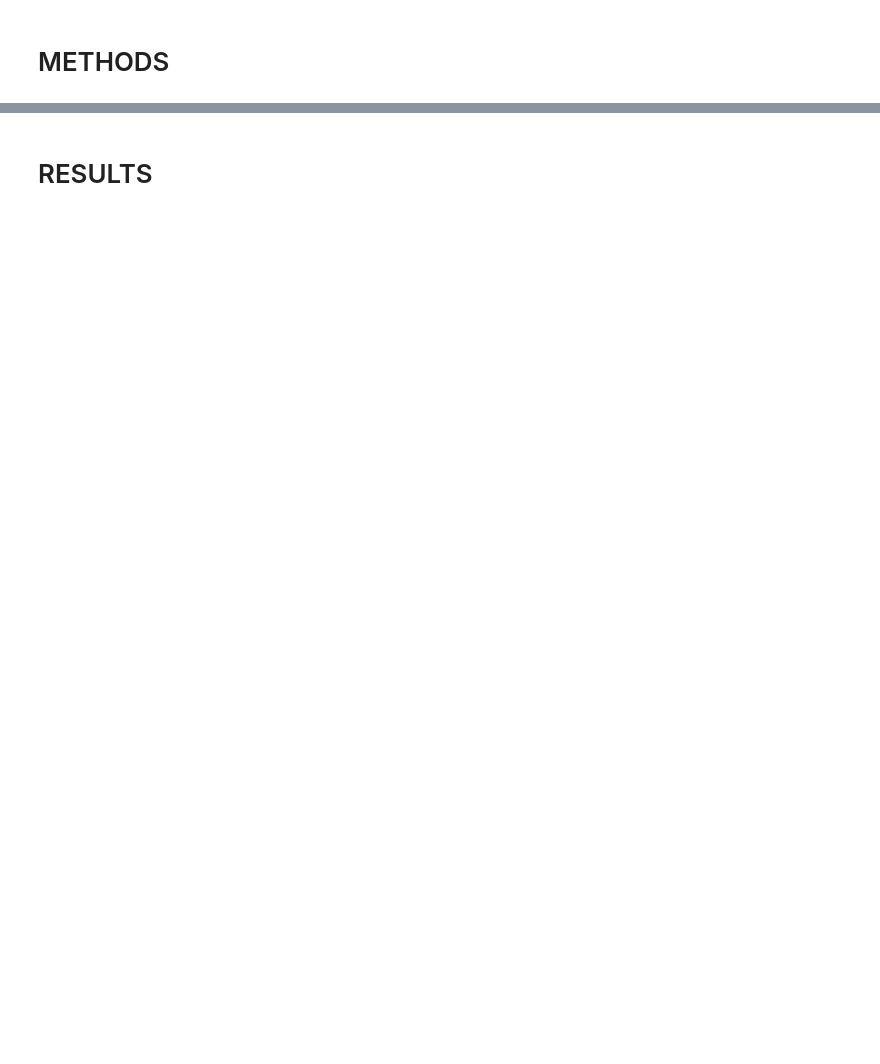
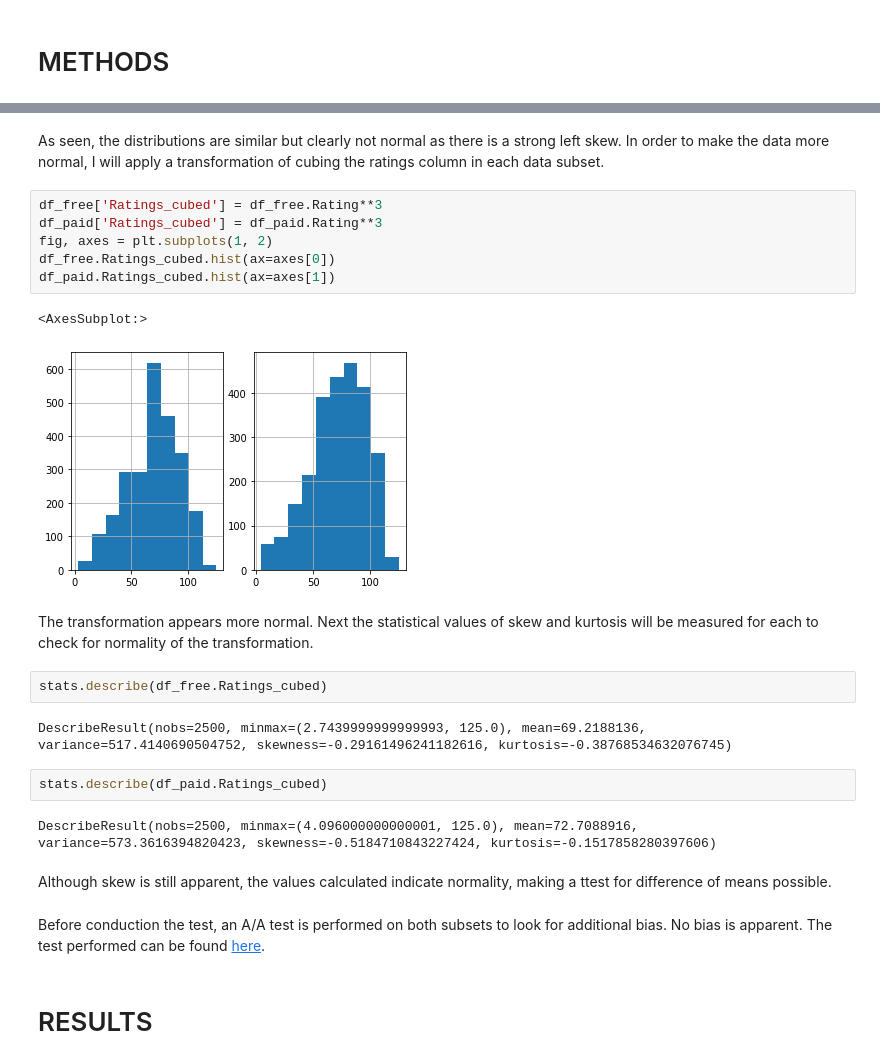
Before and after one commit to mathisme/ThinkfulDSCapstone1, a Jupyter notebook: Results.ipynb, the cells around one changed output, grey strips where cells are left out. Cells and saved outputs as stored; diff of their text form; blank space fills up the shorter version.

Commit message:
continued results notebook

```diff
--- a/Results.ipynb
+++ b/Results.ipynb
@@ -139,2 +148,27 @@ df_paid = df_paid.sample(2500)
+# %% [markdown]
+As seen, the distributions are similar but clearly not normal as there is a strong left skew.  In order to make the data more normal, I will apply a transformation of cubing the ratings column in each data subset.
+# %%
+df_free['Ratings_cubed'] = df_free.Rating**3
+df_paid['Ratings_cubed'] = df_paid.Rating**3
+fig, axes = plt.subplots(1, 2)
+df_free.Ratings_cubed.hist(ax=axes[0])
+df_paid.Ratings_cubed.hist(ax=axes[1])
+# %% [output]
+<AxesSubplot:>
+[figure, added]
+# %% [markdown]
+The transformation appears more normal.  Next the statistical values of skew and kurtosis will be measured for each to check for normality of the transformation.
+# %%
+stats.describe(df_free.Ratings_cubed)
+# %% [output]
+DescribeResult(nobs=2500, minmax=(2.7439999999999993, 125.0), mean=69.2188136, variance=517.4140690504752, skewness=-0.29161496241182616, kurtosis=-0.38768534632076745)
+# %%
+stats.describe(df_paid.Ratings_cubed)
+# %% [output]
+DescribeResult(nobs=2500, minmax=(4.096000000000001, 125.0), mean=72.7088916, variance=573.3616394820423, skewness=-0.5184710843227424, kurtosis=-0.1517858280397606)
+# %% [markdown]
+Although skew is still apparent, the values calculated indicate normality, making a ttest for difference of means possible.
+# %% [markdown]
+Before conduction the test, an A/A test is performed on both subsets to look for additional bias. No bias is apparent.  The test performed can be found [here](#aa).
 # %% [markdown]
 # RESULTS
```
Also changed, not shown: parts of 10 cells of this notebook.
